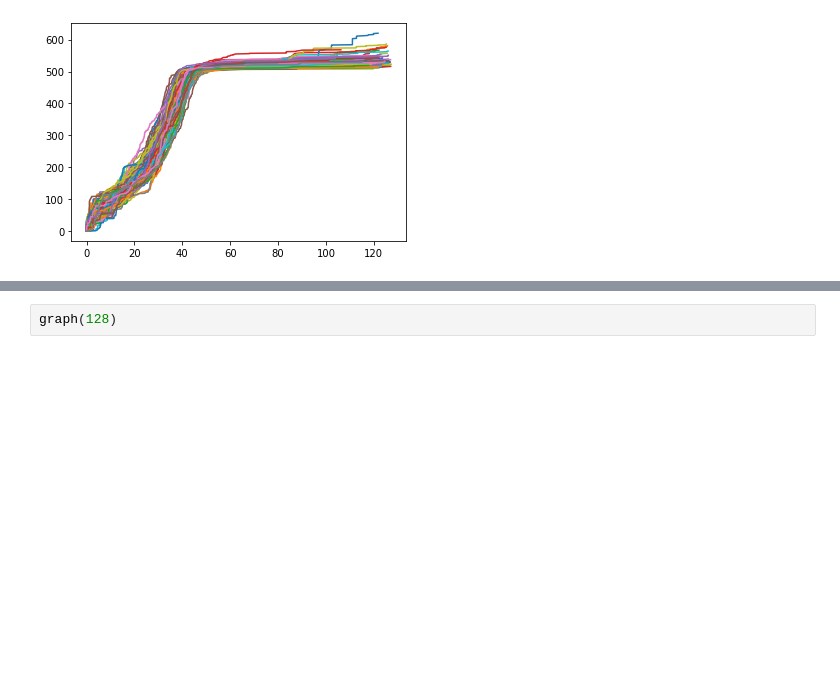
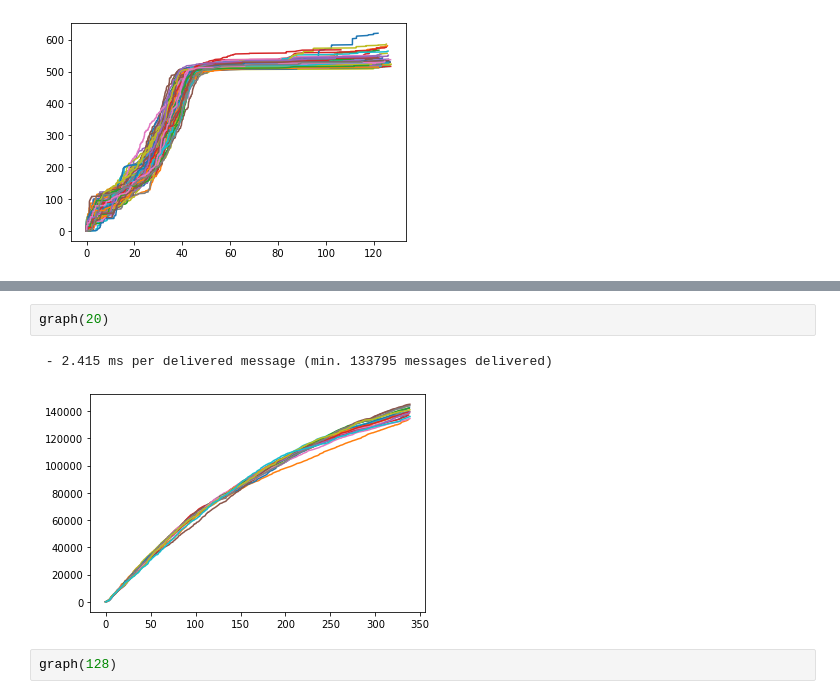
Before and after one commit to robinmamie/distributed-algorithms, a Jupyter notebook: timings.ipynb, the cells around one changed output, grey strips where cells are left out. Saved outputs shown, nothing was run; the diff lists cells and outputs as text; blank space fills up the shorter version.

```diff
--- a/timings.ipynb
+++ b/timings.ipynb
@@ -58,3 +70,8 @@ graph(2)
+# %%
+graph(20)
+# %% [output]
+ - 2.415 ms per delivered message (min. 133795 messages delivered)
+[figure, added]
 # %%
 graph(128)
 # %% [output]
```
Also changed, not shown: parts of 12 cells of this notebook, 2 other files.
